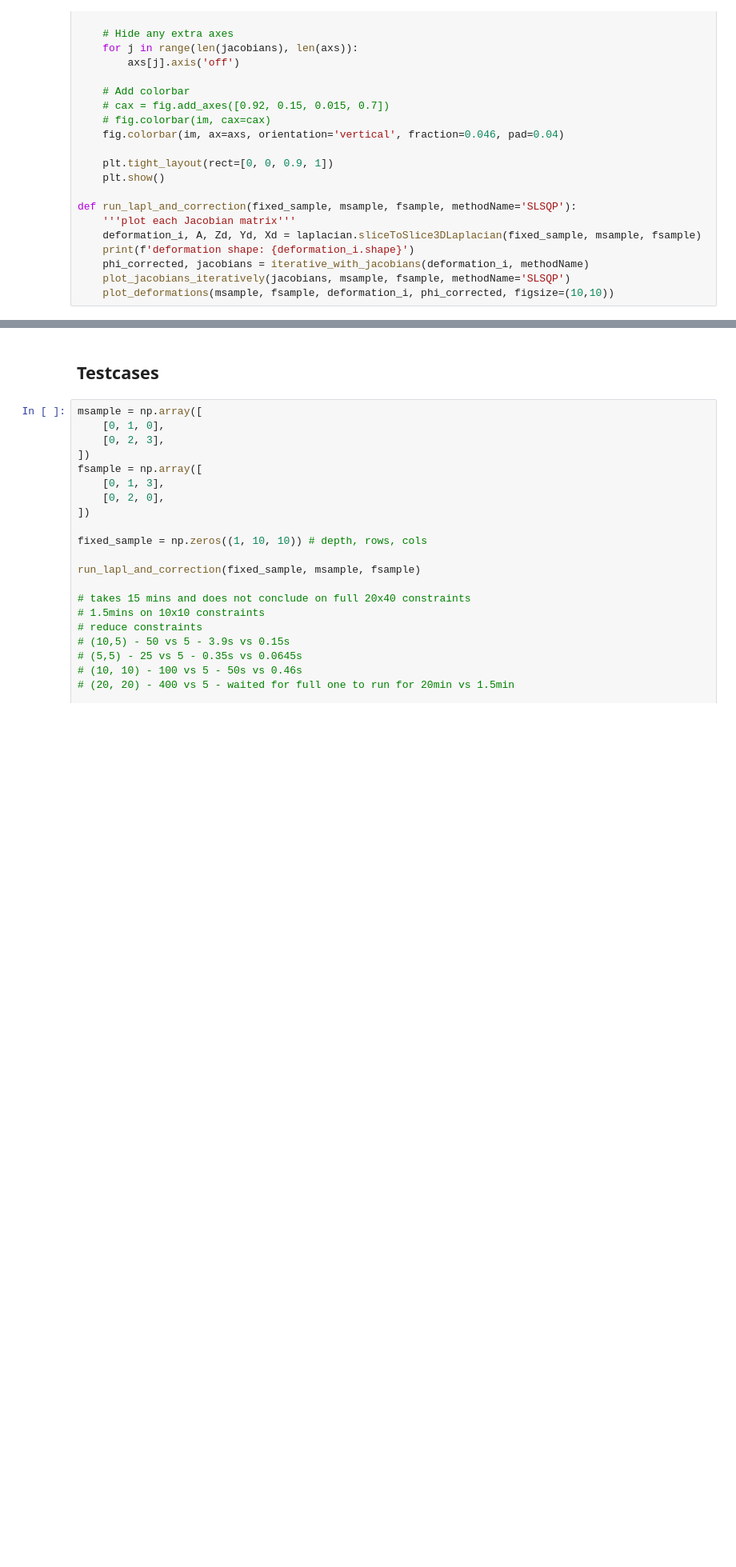
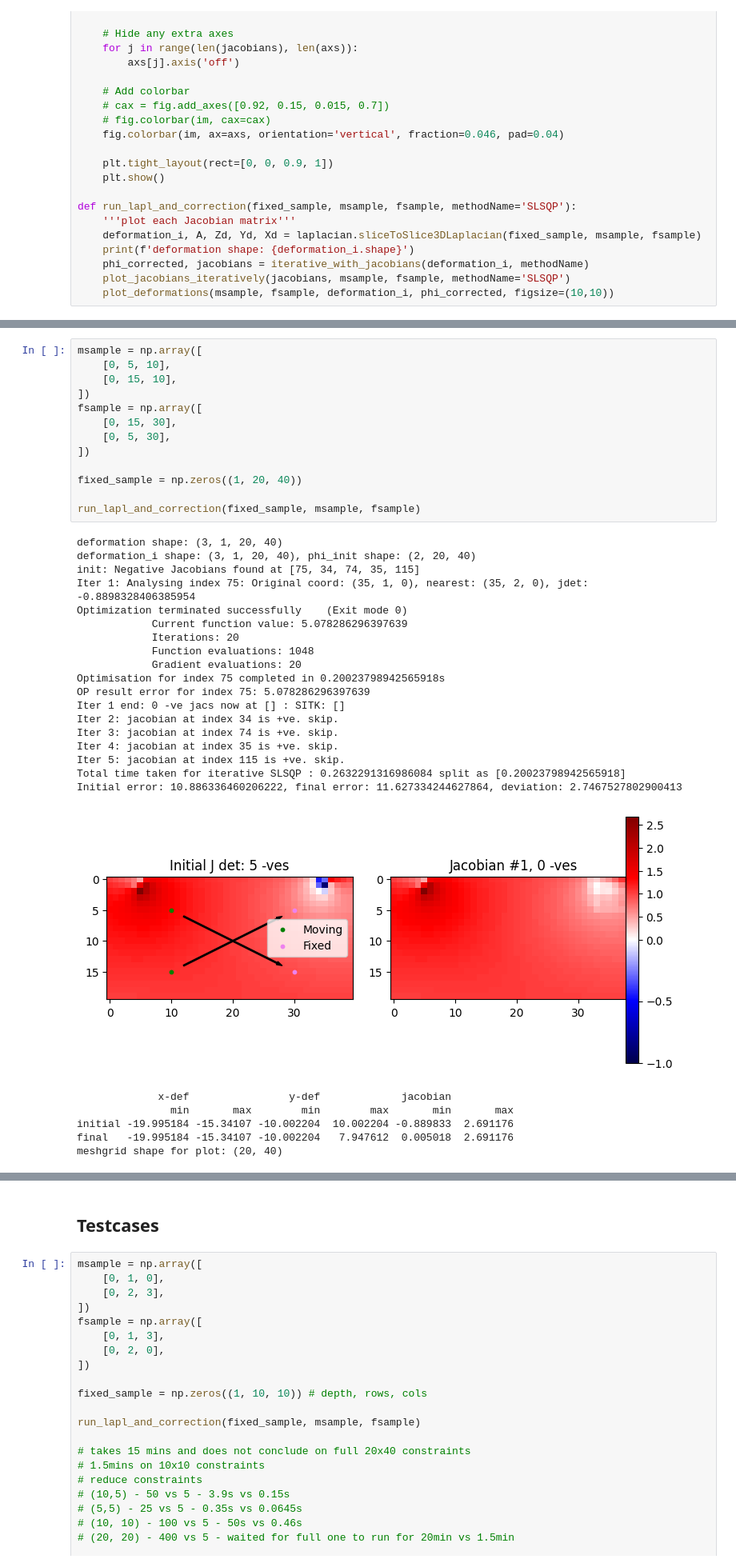
Before and after one commit to andythai/deformation-field-processing, a Jupyter notebook: slsqp.ipynb, the cells around one changed output, grey strips where cells are left out. Shown at 80% size. Cells and saved outputs as stored; diff of their text form; blank space fills up the shorter version.

```diff
--- a/slsqp.ipynb
+++ b/slsqp.ipynb
@@ -378,0 +517,38 @@ def run_lapl_and_correction(fixed_sample, msample, fsample, methodName='SLSQP'):
+# %%
+msample = np.array([
+    [0, 5, 10],
+    [0, 15, 10],
+])
+fsample = np.array([
+    [0, 15, 30],
+    [0, 5, 30],
+])
+
+fixed_sample = np.zeros((1, 20, 40))
+
+run_lapl_and_correction(fixed_sample, msample, fsample)
+# %% [output]
+deformation shape: (3, 1, 20, 40)
+deformation_i shape: (3, 1, 20, 40), phi_init shape: (2, 20, 40)
+init: Negative Jacobians found at [75, 34, 74, 35, 115]
+Iter 1: Analysing index 75: Original coord: (35, 1, 0), nearest: (35, 2, 0), jdet: -0.8898328406385954
+Optimization terminated successfully    (Exit mode 0)
+            Current function value: 5.078286296397639
+            Iterations: 20
+            Function evaluations: 1048
+            Gradient evaluations: 20
+Optimisation for index 75 completed in 0.20023798942565918s
+OP result error for index 75: 5.078286296397639
+Iter 1 end: 0 -ve jacs now at [] : SITK: []
+Iter 2: jacobian at index 34 is +ve. skip.
+Iter 3: jacobian at index 74 is +ve. skip.
+Iter 4: jacobian at index 35 is +ve. skip.
+Iter 5: jacobian at index 115 is +ve. skip.
+Total time taken for iterative SLSQP : 0.2632291316986084 split as [0.20023798942565918]
+Initial error: 10.886336460206222, final error: 11.627334244627864, deviation: 2.7467527802900413
+[figure, added]
+             x-def                y-def             jacobian
+               min       max        min        max       min       max
+initial -19.995184 -15.34107 -10.002204  10.002204 -0.889833  2.691176
+final   -19.995184 -15.34107 -10.002204   7.947612  0.005018  2.691176
+meshgrid shape for plot: (20, 40)
```
Also changed, not shown: parts of 16 cells of this notebook.
